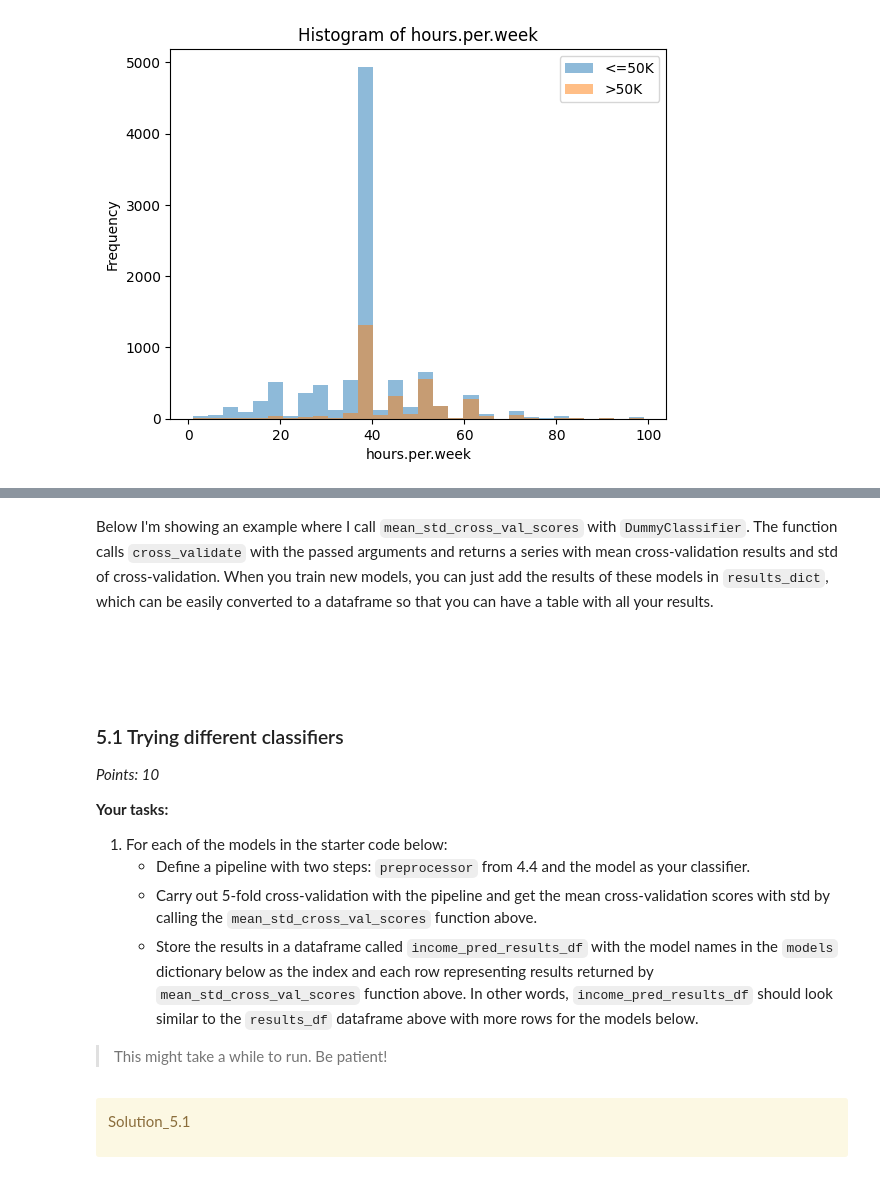
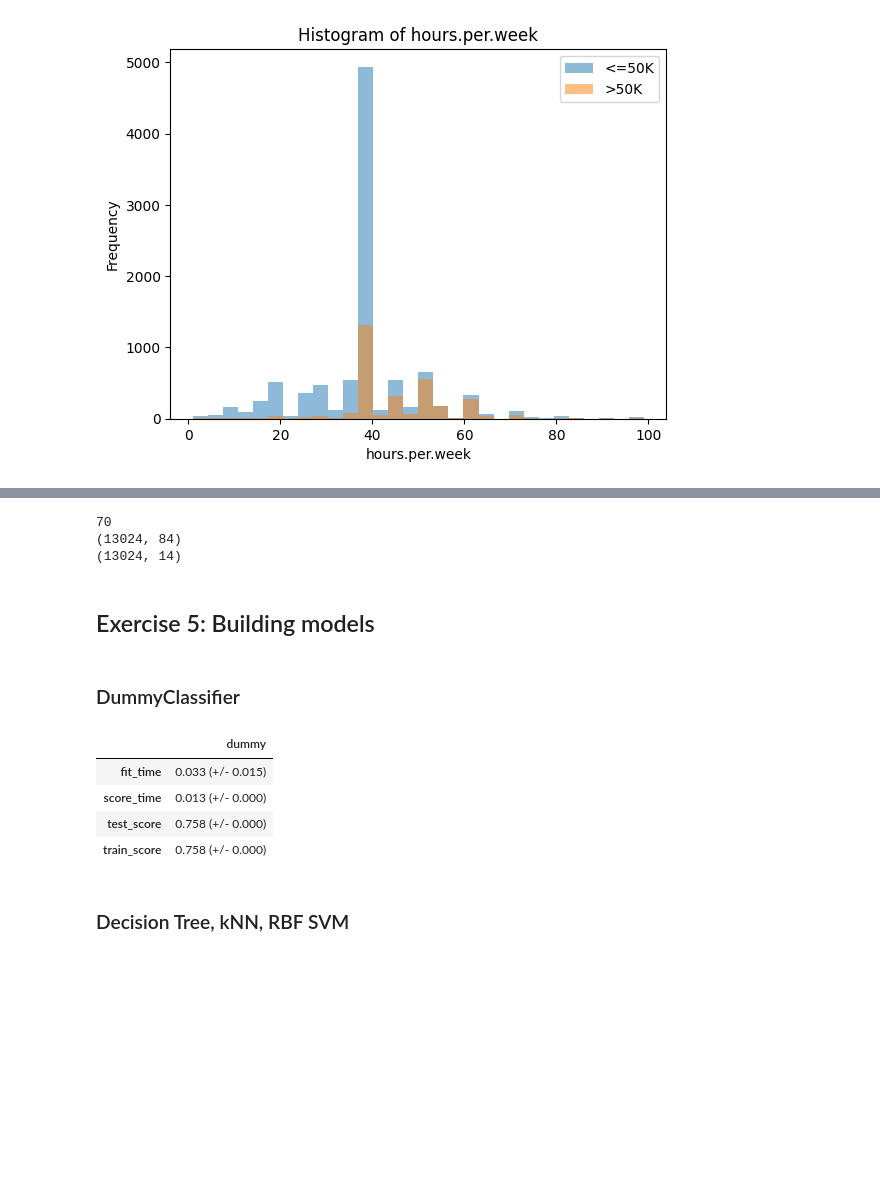
Before and after one commit to elewites/cpsc_330_hws, a Jupyter notebook: hw3/income_prediction.ipynb, the cells around one changed output, grey strips where cells are left out. Drawn from its saved outputs; the diff is of its cells as text; code cells hidden in the pictures; blank space fills up the shorter version.

```diff
--- a/hw3/hw3.ipynb
+++ b/hw3/income_prediction.ipynb
@@ -505,0 +299,15 @@ Now that we have preprocessed features, we are ready to build models. Below, I'm
+# %%
+binary_transformer = OneHotEncoder(drop="if_binary", sparse_output=False, dtype=int)
+
+# NOTE: Fitting here would lead to data leakage from the validation set into the training set during cross-validation.
+# Therefore, to adhere to best practices, I have commented it out.
+# =============================================================================
+# binary_transformer.fit(train_df[binary_features])
+# binary_features_transformed = binary_transformer.transform(train_df[binary_features])
+# binary_df = pd.DataFrame(data=binary_features_transformed, columns=["binary_enc"], index=X_train.index)
+# pd.concat([X_train[binary_features], binary_df], axis=1).head
+# %%
+categorical_transformer = make_pipeline(
+    SimpleImputer(strategy='constant', fill_value='missing'),
+    OneHotEncoder(handle_unknown='ignore', sparse_output=False)
+)
@@ -506,3 +324,15 @@ Now that we have preprocessed features, we are ready to build models. Below, I'm
+# %%
+transformed_df = preprocessor.fit_transform(X_train)
+n_new_cols = transformed_df.shape[1] - X_train.shape[1]
+print(n_new_cols)
+print(transformed_df.shape)
+print(X_train.shape)
+# %% [output]
+70
+(13024, 84)
+(13024, 14)
+# %% [markdown]
+## Exercise 5: Building models
 # %%
 results_dict = {}  # dictionary to store all the results
 # %%
@@ -534,36 +362,27 @@ def mean_std_cross_val_scores(model, X_train, y_train, **kwargs):
         out_col.append((f"%0.3f (+/- %0.3f)" % (mean_scores[i], std_scores[i])))
 
     return pd.Series(data=out_col, index=mean_scores.index)
-# %% [markdown]
-Below I'm showing an example where I call `mean_std_cross_val_scores` with `DummyClassifier`. The function calls `cross_validate` with the passed arguments and returns a series with mean cross-validation results and std of cross-validation. When you train new models, you can just add the results of these models in `results_dict`, which can be easily converted to a dataframe so that you can have a table with all your results.
+# %% [markdown]
+### DummyClassifier
 # %%
 # Baseline model
 
 from sklearn.dummy import DummyClassifier
 
 dummy = DummyClassifier(random_state = 42)
 pipe = make_pipeline(preprocessor, dummy)
 results_dict["dummy"] = mean_std_cross_val_scores(
     pipe, X_train, y_train, cv=5, return_train_score=True
 )
-results_df = pd.DataFrame(results_dict).T
+results_df = pd.DataFrame(results_dict)
 results_df
+# %% [output]
+|  | dummy |
+| fit_time | 0.033 (+/- 0.015) |
+| score_time | 0.013 (+/- 0.000) |
+| test_score | 0.758 (+/- 0.000) |
+| train_score | 0.758 (+/- 0.000) |
-# %% [markdown]
-<br><br>
-# %% [markdown]
-<!-- BEGIN QUESTION -->
-
-### 5.1 Trying different classifiers
-
-_Points: 10_
-
-**Your tasks:**
-
-1. For each of the models in the starter code below:
-    - Define a pipeline with two steps: `preprocessor` from 4.4 and the model as your classifier.
-    - Carry out 5-fold cross-validation with the pipeline and get the mean cross-validation scores with std by calling the `mean_std_cross_val_scores` function above.
-    - Store the results in a dataframe called `income_pred_results_df` with the model names in the `models` dictionary below as the index and each row representing results returned by `mean_std_cross_val_scores` function above. In other words, `income_pred_results_df` should look similar to the `results_df` dataframe above with more rows for the models below.
-
-> This might take a while to run. Be patient!
+# %% [markdown]
+### Decision Tree, kNN, RBF SVM
 # %%
 models = {
@@ -571,9 +391,3 @@ models = {
     "kNN": KNeighborsClassifier(),
     "RBF SVM": SVC(random_state=42),
 }
-# %% [markdown]
-<div class="alert alert-warning">
-
-Solution_5.1
-
-</div>
```
Also changed, not shown: parts of 122 cells of this notebook, 2 other files.
